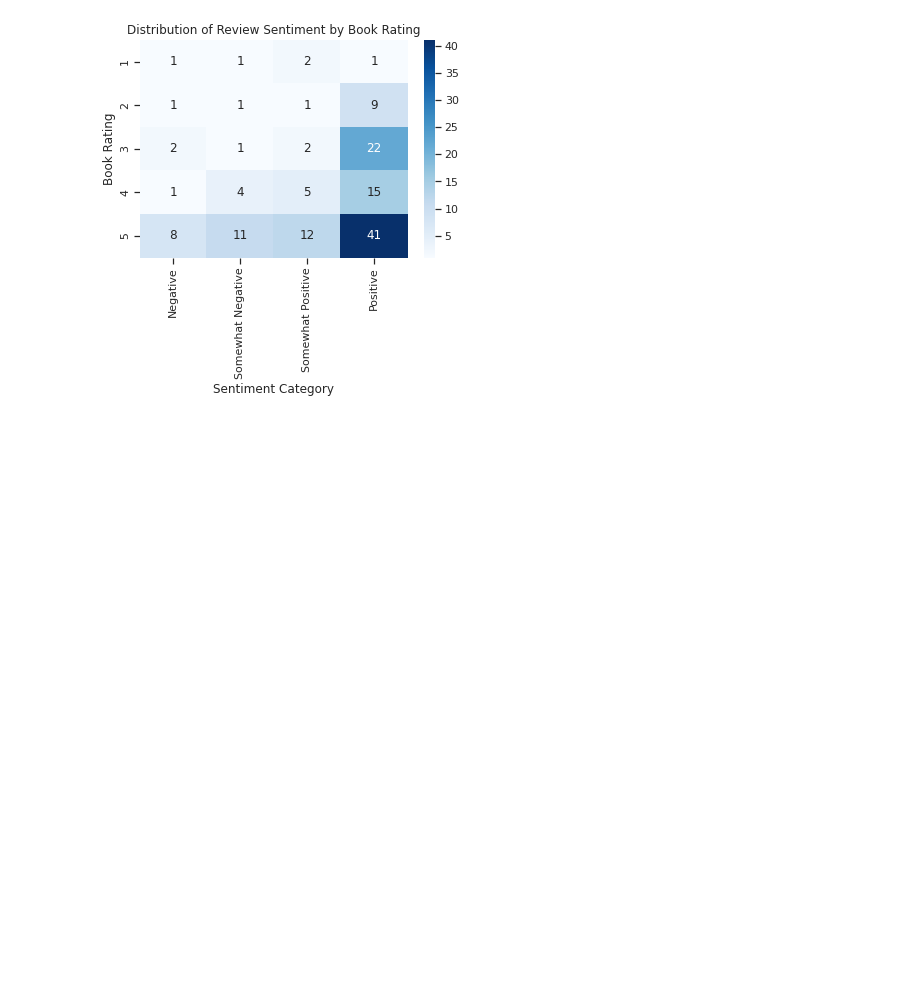
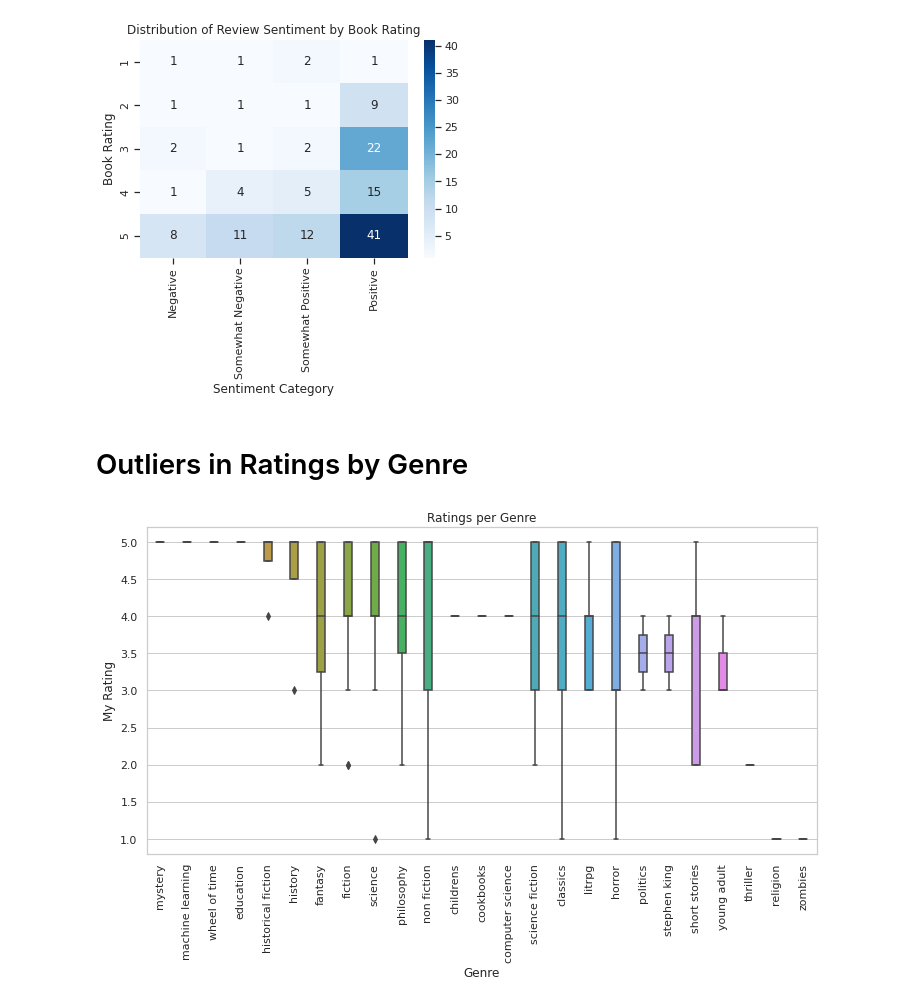
Before and after one commit to DrKenReid/GoodReads-Analysis, a Jupyter notebook: GoodReads_Analysis.ipynb, the cells around one changed output. Cells and saved outputs as stored; diff of their text form; code cells hidden in the pictures; blank space fills up the shorter version.

```diff
--- a/GoodReads_Analysis.ipynb
+++ b/GoodReads_Analysis.ipynb
@@ -1902,3 +1944,17 @@ plt.title('Distribution of Review Sentiment by Book Rating')
 plt.show()
 # %% [output]
 [figure]
+# %% [markdown]
+# Outliers in Ratings by Genre
+# %%
+# Create a boxplot of the ratings per genre
+sns.set_style("whitegrid")
+plt.figure(figsize=(12,6))
+ax = sns.boxplot(x="genre_1", y="my_rating", data=read_bookshelf, order=read_bookshelf.groupby('genre_1')['my_rating'].mean().sort_values(ascending=False).index, width=0.3)
+ax.set_xticklabels(ax.get_xticklabels(),rotation=90)
+plt.title('Ratings per Genre')
+plt.xlabel('Genre')
+plt.ylabel('My Rating')
+plt.show()
+# %% [output]
+[figure, added]
```
Also changed, not shown: parts of 21 cells of this notebook.
